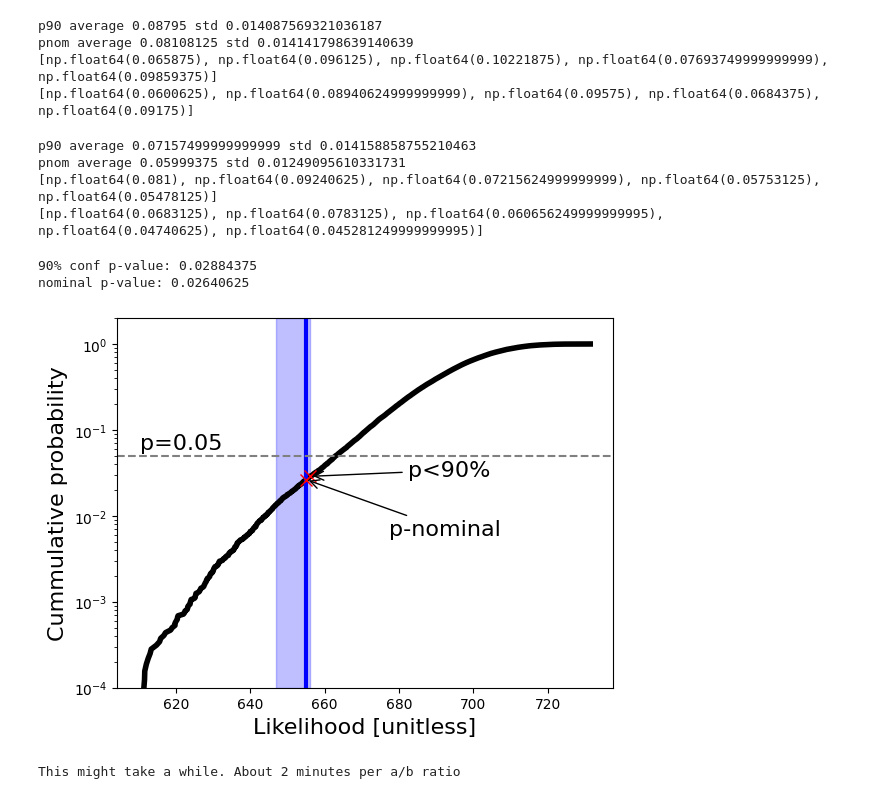
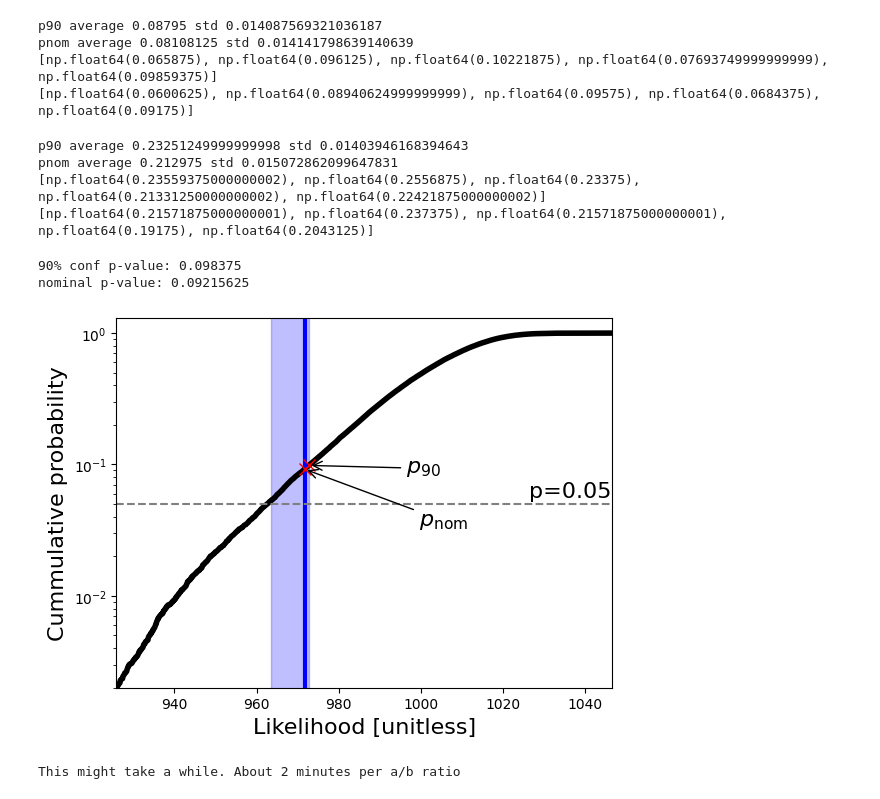
Before and after one commit to hoasaf3/host-galaxies-stats, a Jupyter notebook: frb_hosts_stats.ipynb, the cells around one changed output. Drawn from its saved outputs; the diff is of its cells as text; code cells hidden in the pictures.

Commit message:
updated fig 1,2, added FRB column to chime data, separated logpdf_metallicity from logpdf_optical_bias

```diff
--- a/frb_hosts_stats.ipynb
+++ b/frb_hosts_stats.ipynb
@@ -179,15 +179,14 @@ from gc_utils import get_gc_weighted_logpdf
 
 dsa_frbs = read_dsa_data()
 askap_frbs = read_askap_frbs()
-chime_frbs = read_chime_data()
+chime_frbs = read_chime_data()  # added 'FRB' column manually, was not there in Sharma+24
 
 dsa_frbs = dsa_frbs.rename(columns={'FRB_TNS_name': 'FRB', 'redshift': 'z'})
-dsa_frbs['FRB'] = [x.strip('FRB ') for x in dsa_frbs['FRB']]
+dsa_frbs['FRB'] = [x.lstrip('FRB ') for x in dsa_frbs['FRB']]
 
 cols = ['FRB', 'z', 'logMstar', 'logMstar_erru', 'logMstar_errl', 'sfr_100Myr', 'sfr_100Myr_errl', 'sfr_100Myr_erru']
-chime_cols = cols[1:]
 
-frb_hosts = pd.concat([dsa_frbs[cols], askap_frbs[cols], chime_frbs[chime_cols]],
+frb_hosts = pd.concat([dsa_frbs[cols], askap_frbs[cols], chime_frbs[cols]],
                       ignore_index=True)
 frb_hosts = frb_hosts.rename(columns={
     'logMstar': 'Mstar',
@@ -537,32 +579,34 @@ pnom average 0.08108125 std 0.014141798639140639
 # %%
 ''' Conservative set - Table 3'''
 
-high_z = frb_hosts[frb_hosts['z'] > 0.2]
+high_z = frb_hosts[frb_hosts['z'] >= 0.25]
 high_m = high_z[np.log10(high_z['Mstar']) > leja_utils.cosmos15_mass_completeness(high_z['z'])]
 
-coservative_hosts = high_m.reset_index()
+conservative_hosts = high_m.reset_index()
 
 # run Table 3 cell with coservative_hosts
 # REMINDER - add get_logpdf(...,continuity=False) in get_wlogpdf_w_opt
 #            and also in get_gc_logpdf_w_opt when doing gc-weighted
+#            and also in get_metallicity_logpdf_w_opt when doing metallicity-weighted
 
 # Create logpdf
-# z_to_logpdf = create_z_to_logpdf_w_opt(coservative_hosts, prob_density, 1, 0)  # mass-weighted with optical lnprior
-# z_to_logpdf = create_z_to_logpdf_w_opt(coservative_hosts, prob_density, 0, 1)  # sfr-weighted with optical lnprior
+z_to_logpdf = create_z_to_logpdf_w_opt(conservative_hosts, prob_density, 1, 0)  # mass-weighted with optical lnprior
+# z_to_logpdf = create_z_to_logpdf_w_opt(conservative_hosts, prob_density, 0, 1)  # sfr-weighted with optical lnprior
 # z_to_logpdf = {z: get_gc_logpdf_w_opt(z, prob_density)
-#                for z in coservative_hosts['z']}  # gc-weighted with optical lnprior
-z_to_logpdf = create_z_to_logpdf_metallicty(frb_hosts, prob_density)  # metallicity-weighted
+#                for z in conservative_hosts['z']}  # gc-weighted with optical lnprior
+# z_to_logpdf = create_z_to_logpdf_metallicty(conservative_hosts, prob_density)  # metallicity-weighted
 
-# Calculate p90 and pnom 3 times
-frb_values = np.vstack([np.log10(coservative_hosts['Mstar']),
-                        np.log10(coservative_hosts['SFR']),
-                        coservative_hosts['z']])
+frb_values = np.vstack([np.log10(conservative_hosts['Mstar']),
+                        np.log10(conservative_hosts['SFR']),
+                        conservative_hosts['z']])
 frbs_nominal_likelihood = mc.calc_weighted_likelihood(z_to_logpdf, frb_values.T)
 p90_vals = []
 p_nom_vals = []
+
+# Calculate p90 and pnom 5 times
 for _ in range(5):
 
-    p_90, p_nom, _, _ = mc.calc_p90(coservative_hosts, z_to_logpdf, frbs_nominal_likelihood)
+    p_90, p_nom, _, _ = mc.calc_p90(conservative_hosts, z_to_logpdf, frbs_nominal_likelihood)
     p90_vals.append(p_90)
     p_nom_vals.append(p_nom)
 
@@ -572,19 +616,19 @@ print("pnom average", np.average(p_nom_vals), "std", np.std(p_nom_vals))
 print(p90_vals)
 print(p_nom_vals)
 # %% [output]
-p90 average 0.07157499999999999 std 0.014158858755210463
-pnom average 0.05999375 std 0.01249095610331731
-[np.float64(0.081), np.float64(0.09240625), np.float64(0.07215624999999999), np.float64(0.05753125), np.float64(0.05478125)]
-[np.float64(0.0683125), np.float64(0.0783125), np.float64(0.060656249999999995), np.float64(0.04740625), np.float64(0.045281249999999995)]
+p90 average 0.23251249999999998 std 0.01403946168394643
+pnom average 0.212975 std 0.015072862099647831
+[np.float64(0.23559375000000002), np.float64(0.2556875), np.float64(0.23375), np.float64(0.21331250000000002), np.float64(0.22421875000000002)]
+[np.float64(0.21571875000000001), np.float64(0.237375), np.float64(0.21571875000000001), np.float64(0.19175), np.float64(0.2043125)]
 # %%
 ''' Figure 2 '''
 import matplotlib.patches as patches
 
 # Create z to logpdf
-# z_to_logpdf = create_z_to_logpdf_w_opt(frb_hosts, prob_density, 1, 0)  # mass-weighted with optical lnprior
+z_to_logpdf = create_z_to_logpdf_w_opt(frb_hosts, prob_density, 1, 0)  # mass-weighted with optical lnprior
 # z_to_logpdf = create_z_to_logpdf_w_opt(frb_hosts, prob_density, 0, 1)  # sfr-weighted with optical lnprior
-z_to_logpdf = {z: get_gc_logpdf_w_opt(z, prob_density)
-               for z in frb_hosts['z']}  # gc-weighted with optical lnprior
+# z_to_logpdf = {z: get_gc_logpdf_w_opt(z, prob_density)
+#                for z in frb_hosts['z']}  # gc-weighted with optical lnprior
 # z_to_logpdf = create_z_to_logpdf_metallicty(frb_hosts, prob_density)  # metallicity-weighted
 frb_values = np.vstack([np.log10(frb_hosts['Mstar']),
                         np.log10(frb_hosts['SFR']),
@@ -593,6 +637,7 @@ frb_values = np.vstack([np.log10(frb_hosts['Mstar']),
 # Calculate p_90 and p_nom
 frbs_nominal_likelihood = mc.calc_weighted_likelihood(z_to_logpdf, frb_values.T)
 p_90, p_nom, samples_cdf, lklhds_cdf = mc.calc_p90(frb_hosts, z_to_logpdf, frbs_nominal_likelihood)
+
 
 # Add a rectangle from 10% to 90%
 bottom, top = lklhds_cdf.y[1], lklhds_cdf.y[-1]
@@ -606,42 +651,48 @@ ax = plt.gca()
 ax.plot(samples_cdf.x, samples_cdf.y, color='black', linewidth=4)
 ax.add_patch(rect)
 ax.set_yscale('log', nonpositive='clip')
-ax.set_ylim([bottom, 2*top])  # a bit higher than top to see all CDF
+# ax.set_ylim([bottom, 2*top])  # a bit higher than top to see all CDF
+
+# zoom-in to interesting part
+ax.set_ylim([2e-3, 1.3])
+start_x = np.interp(2e-3, samples_cdf.y, samples_cdf.x)
+ax.set_xlim([start_x, samples_cdf.x[-1]])
 
 # Nominal pvalue line
 ax.axvline(frbs_nominal_likelihood, color='blue', label='FRBs nominal likelihood', linewidth=3)
 
 # p=0.05 line
 ax.axhline(0.05, color='grey', linestyle='--')
 ax.annotate('p=0.05', fontsize=16,
-            xy=(samples_cdf.x[2], 0.06))  # change manually x location
+            xy=(samples_cdf.x[-1], 0.05),
+            textcoords="offset points", xytext=(-60, 5))  # change manually
 
 # draw intesection points and annotate
 ax.plot(frbs_nominal_likelihood, p_nom,
         marker='x', markersize=8, color='red')
-ax.annotate('p-nominal',
+ax.annotate(r'$p_{\rm nom}$',
             xy=(frbs_nominal_likelihood, p_nom), xycoords='data', fontsize=16,
             xytext=(100, -40), textcoords='offset points',  # change manually
             arrowprops=dict(arrowstyle="->"),
             horizontalalignment='center')
 
 ax.plot(right, p_90, marker='x', markersize=8, color='red')
-ax.annotate('p<90%',
+ax.annotate(r'$p_{90}$',
             xy=(right, p_90), xycoords='data',  fontsize=16,
-            xytext=(70, 0), textcoords='offset points',  # change manually
+            xytext=(70, -5), textcoords='offset points',  # change manually
             arrowprops=dict(arrowstyle="->"),
             horizontalalignment='left')
 
 plt.xlabel('Likelihood [unitless]', fontsize=16)
 plt.ylabel('Cummulative probability', fontsize=16)
 
-# plt.savefig('Figures/Figure2_sfr.pdf', bbox_inches='tight', transparent=True)
+plt.savefig('Figures/Figure2_mass.pdf', bbox_inches='tight', transparent=True)
 print('90% conf p-value:', p_90)
 print('nominal p-value:', p_nom)
 # %% [output]
-90% conf p-value: 0.02884375
-nominal p-value: 0.02640625
+90% conf p-value: 0.098375
+nominal p-value: 0.09215625
-[figure, old version]
+[figure, new version]
 # %%
 from tqdm.notebook import tqdm
 
```
Also changed, not shown: parts of 6 cells of this notebook, 3 other files.
